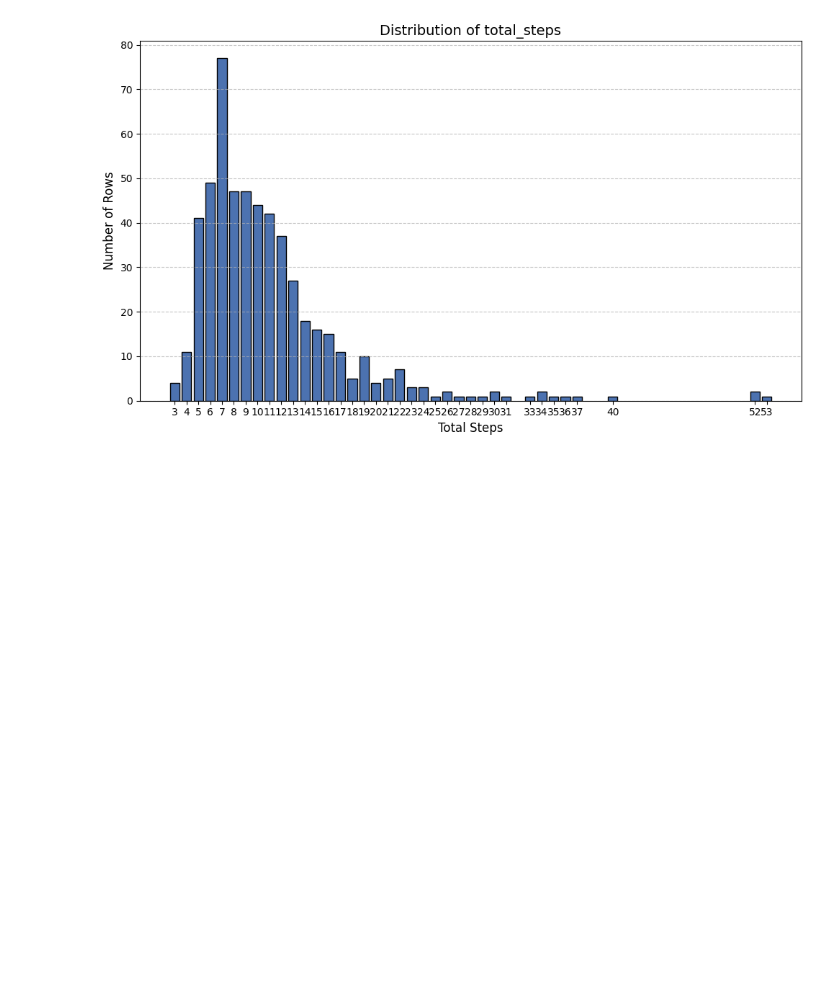
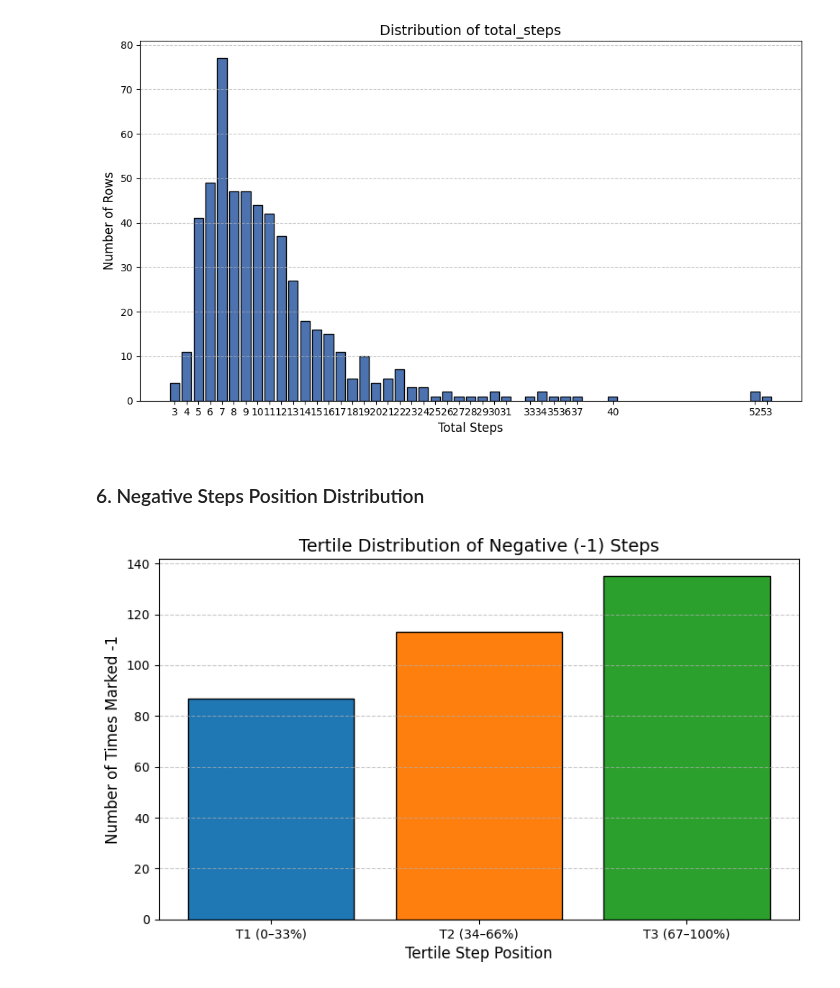
Before and after one commit to eugeniusms/textgrad-TextualVerifier, a Jupyter notebook: evaluation/deep_experiment/01b-EDA-PRM800K-Dataset.ipynb, the cells around one changed output. Saved outputs shown, nothing was run; the diff lists cells and outputs as text; code cells hidden in the pictures; blank space fills up the shorter version.

```diff
--- a/evaluation/deep_experiment/01b-EDA-PRM800K-Dataset.ipynb
+++ b/evaluation/deep_experiment/01b-EDA-PRM800K-Dataset.ipynb
@@ -379,3 +471,9 @@ np.int64(5927)
 plot_total_steps_distribution(df_prm800k_test_feature_engineered)
 # %% [output]
 [figure]
+# %% [markdown]
+### 6. Negative Steps Position Distribution
+# %%
+plot_negative_steps_tertile_distribution(df_prm800k_test_feature_engineered)
+# %% [output]
+[figure, added]
```
Also changed, not shown: parts of 6 cells of this notebook.
